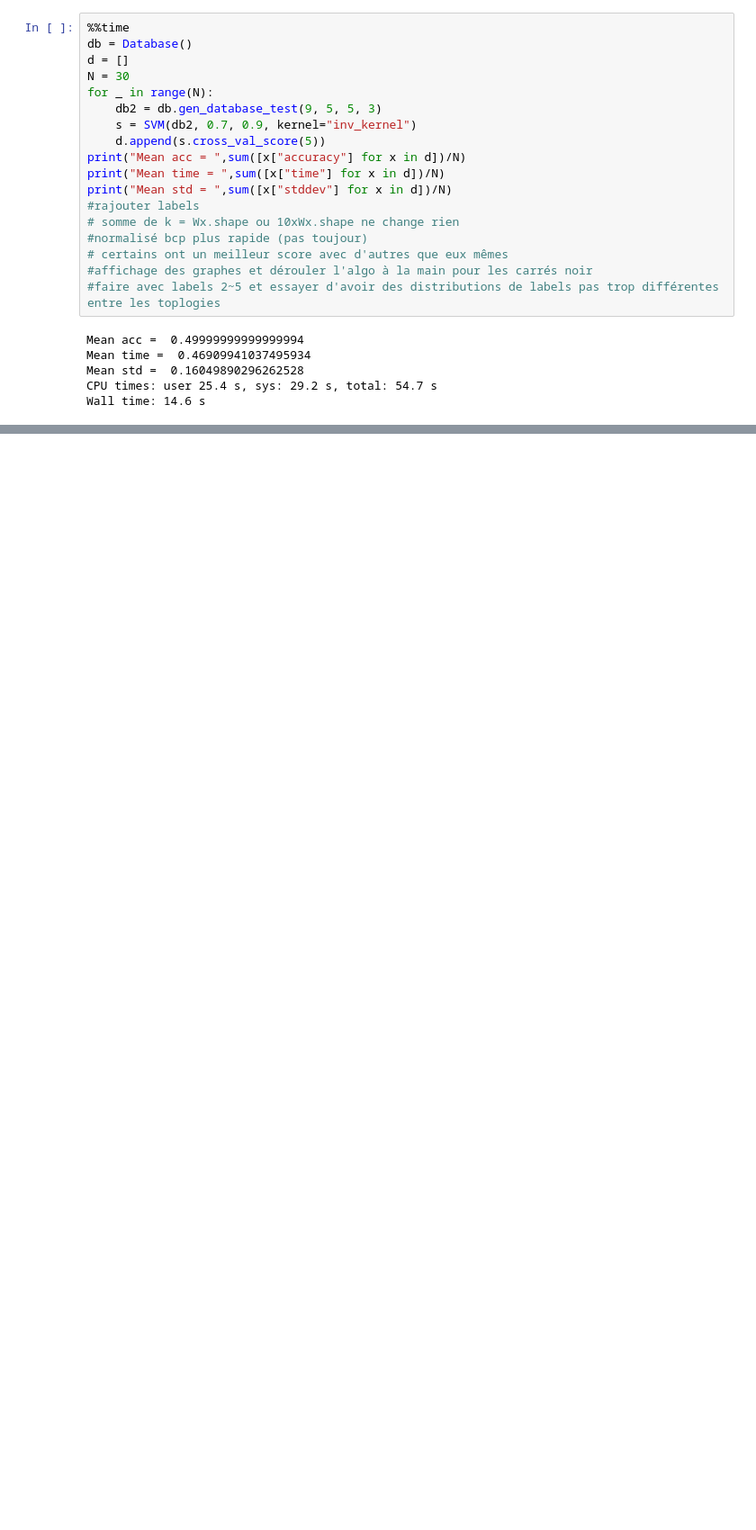
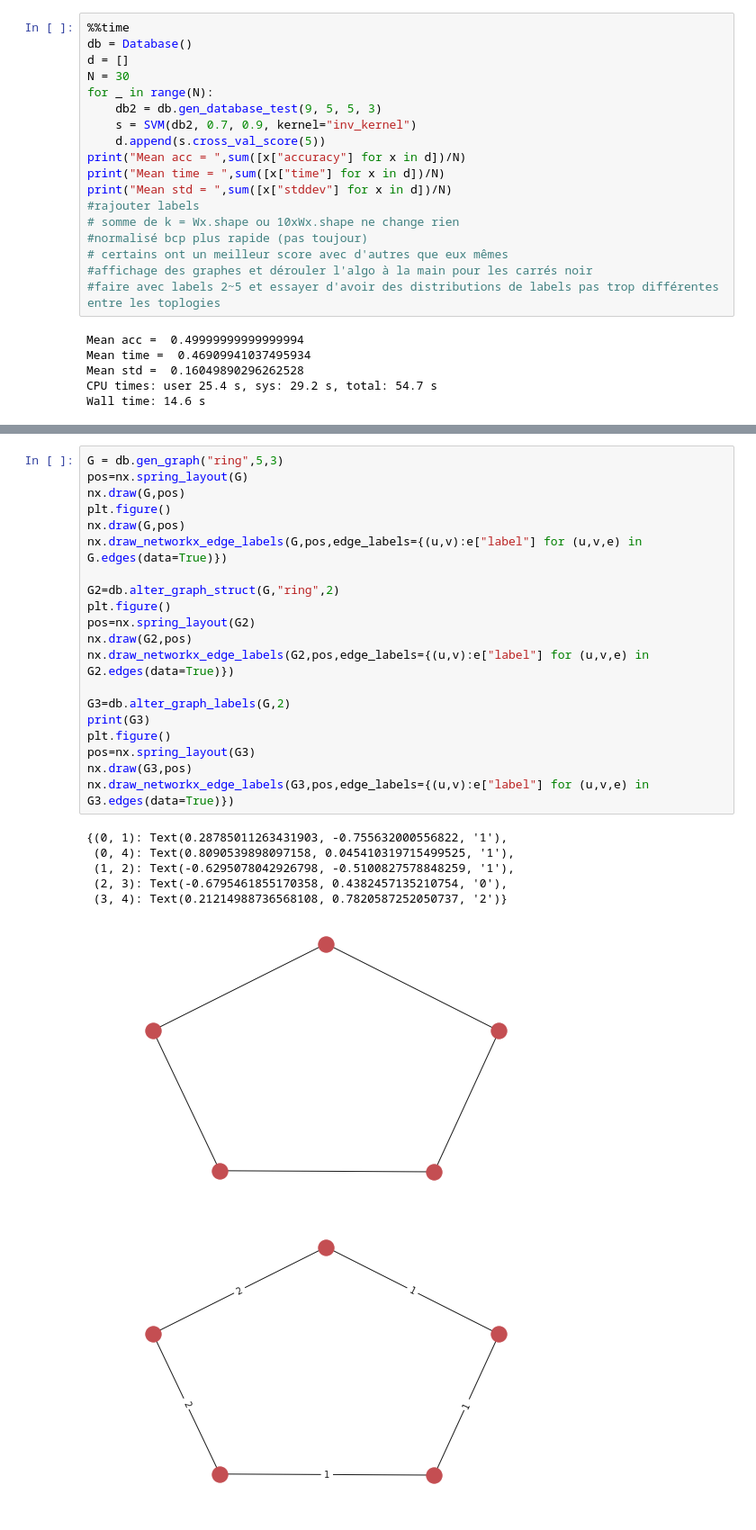
Before and after one commit to leoandeol/graph-kernels, a Jupyter notebook: tests.ipynb, the cells around one changed output, grey strips where cells are left out. Shown at 90% size. Saved outputs shown, nothing was run; the diff lists cells and outputs as text; blank space fills up the shorter version.

```diff
--- a/tests.ipynb
+++ b/tests.ipynb
@@ -83,0 +131,28 @@ Wall time: 14.6 s
+# %%
+G = db.gen_graph("ring",5,3)
+pos=nx.spring_layout(G)
+nx.draw(G,pos)
+plt.figure()
+nx.draw(G,pos)
+nx.draw_networkx_edge_labels(G,pos,edge_labels={(u,v):e["label"] for (u,v,e) in G.edges(data=True)})
+
+G2=db.alter_graph_struct(G,"ring",2)
+plt.figure()
+pos=nx.spring_layout(G2)
+nx.draw(G2,pos)
+nx.draw_networkx_edge_labels(G2,pos,edge_labels={(u,v):e["label"] for (u,v,e) in G2.edges(data=True)})
+
+G3=db.alter_graph_labels(G,2)
+print(G3)
+plt.figure()
+pos=nx.spring_layout(G3)
+nx.draw(G3,pos)
+nx.draw_networkx_edge_labels(G3,pos,edge_labels={(u,v):e["label"] for (u,v,e) in G3.edges(data=True)})
+# %% [output]
+{(0, 1): Text(0.28785011263431903, -0.755632000556822, '1'),
+ (0, 4): Text(0.8090539898097158, 0.045410319715499525, '1'),
+ (1, 2): Text(-0.6295078042926798, -0.5100827578848259, '1'),
+ (2, 3): Text(-0.6795461855170358, 0.4382457135210754, '0'),
+ (3, 4): Text(0.21214988736568108, 0.7820587252050737, '2')}
+[figure, added]
+[figure, added]
```
Also changed, not shown: parts of 9 cells of this notebook, 3 other files.
